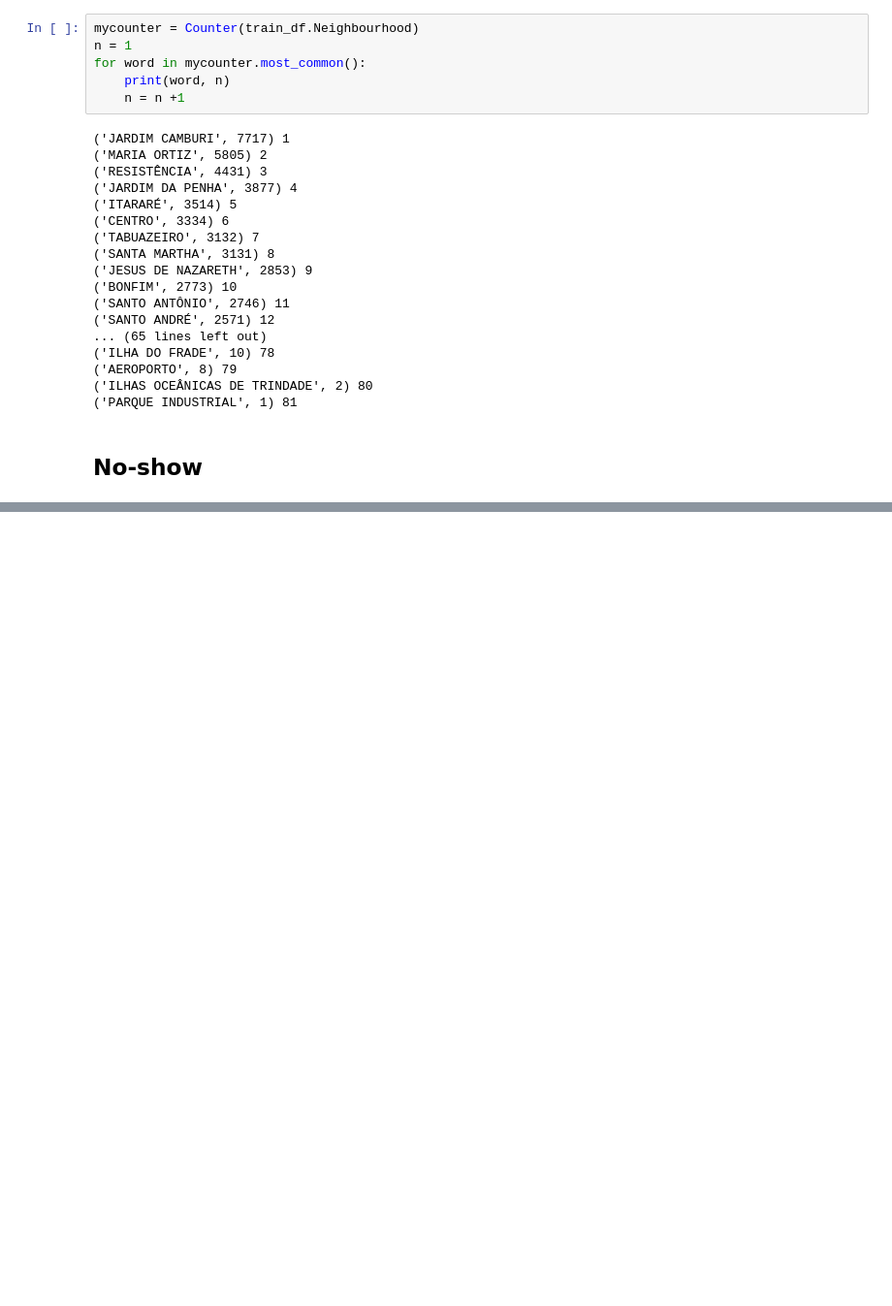
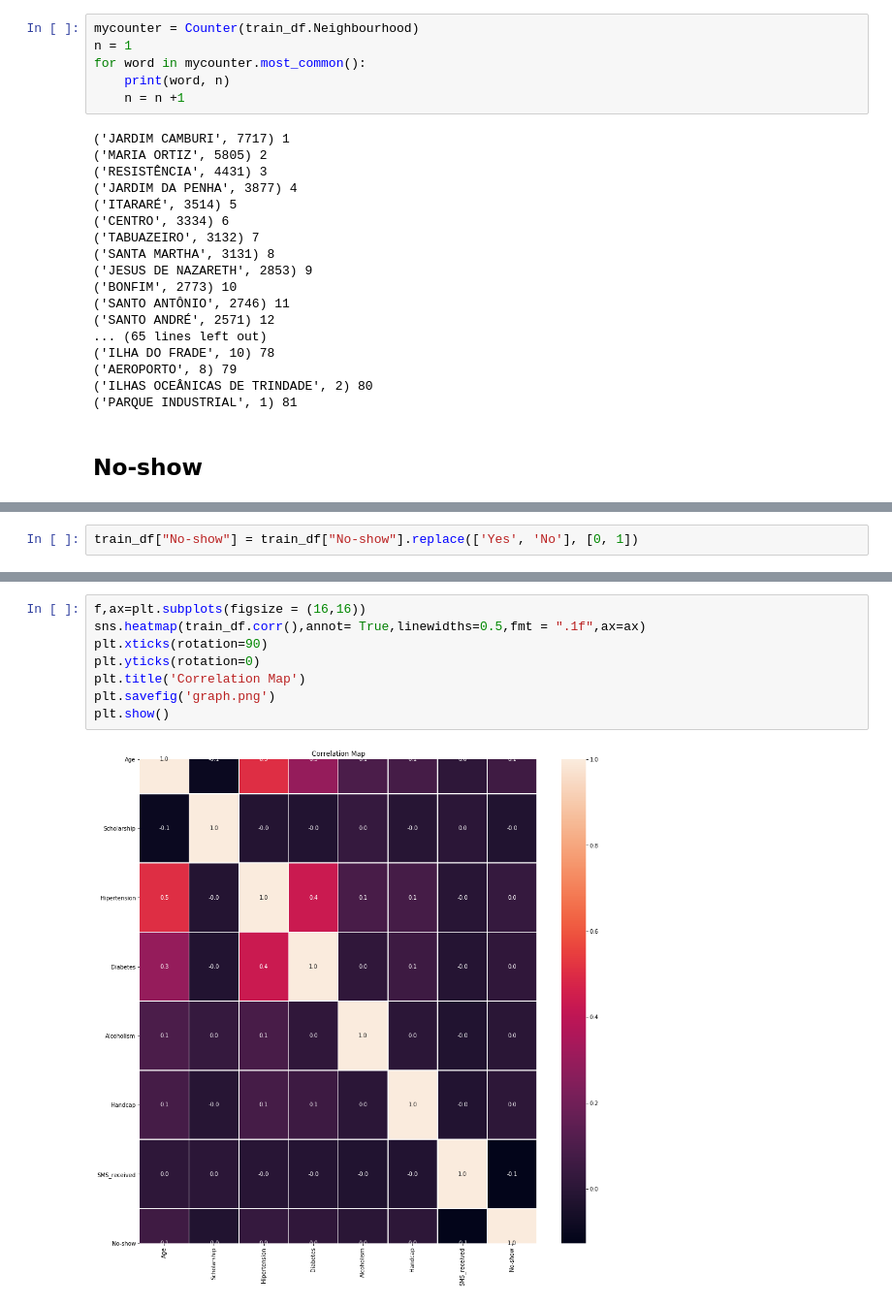
Before and after one commit to Seiji555/Team_AI, a Jupyter notebook: 20191102/Medical_Appointment.ipynb, the cells around one changed output, grey strips where cells are left out. Shown: that part at 97% size. Saved outputs shown, nothing was run; the diff lists cells and outputs as text; blank space fills up the shorter version.

```diff
--- a/20191102/Medical_Appointment.ipynb
+++ b/20191102/Medical_Appointment.ipynb
@@ -175,0 +266,2 @@ SyntaxError: EOL while scanning string literal (<ipython-input-17-f672c818df53>,
+# %%
+train_df["No-show"] = train_df["No-show"].replace(['Yes', 'No'], [0, 1])
@@ -175,0 +285,10 @@ SyntaxError: EOL while scanning string literal (<ipython-input-17-f672c818df53>,
+# %%
+f,ax=plt.subplots(figsize = (16,16))
+sns.heatmap(train_df.corr(),annot= True,linewidths=0.5,fmt = ".1f",ax=ax)
+plt.xticks(rotation=90)
+plt.yticks(rotation=0)
+plt.title('Correlation Map')
+plt.savefig('graph.png')
+plt.show()
+# %% [output]
+[figure, added]
```
Also changed, not shown: parts of 16 cells of this notebook, 1 other file.
